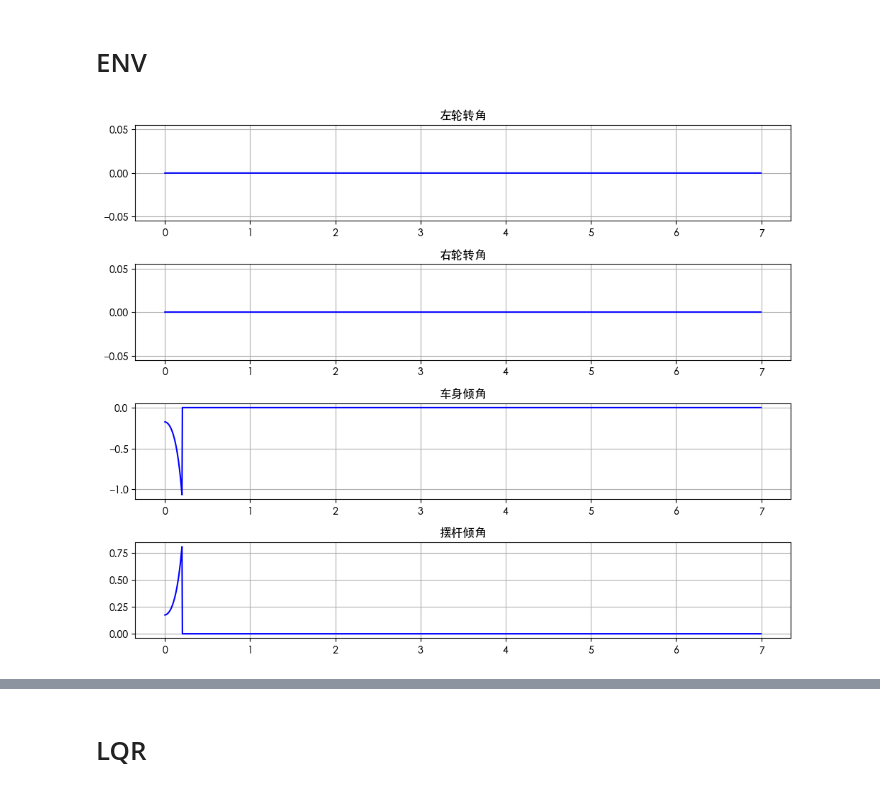
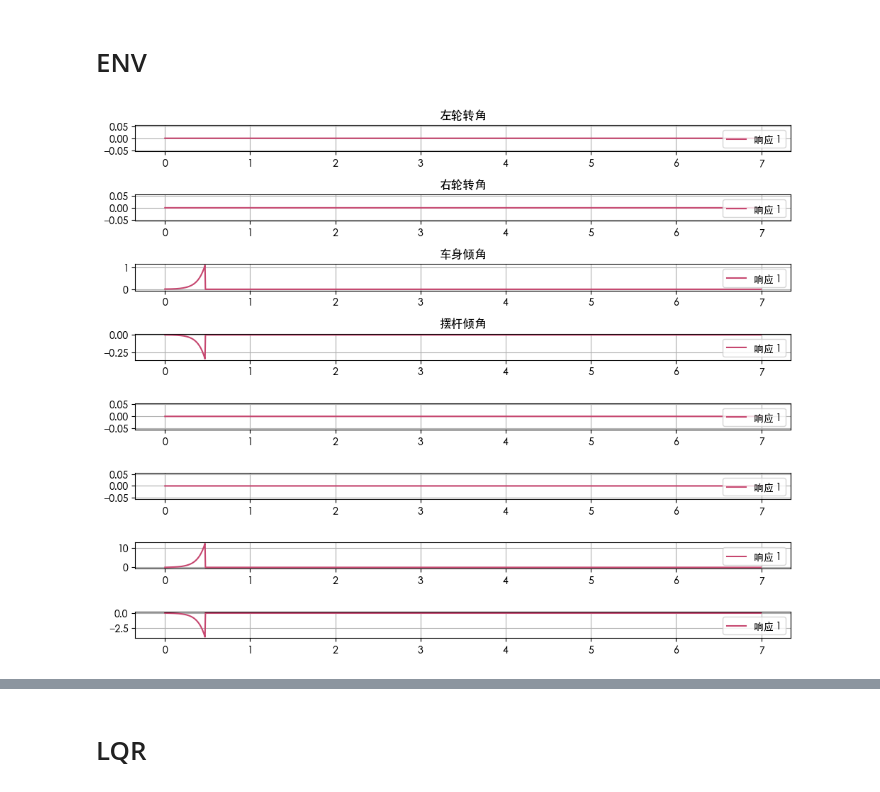
Before and after one commit to 3BPM/ReinforceLearningCartpolehw, a Jupyter notebook: test.ipynb, the cells around one changed output, grey strips where cells are left out. Cells and saved outputs as stored; diff of their text form; code cells hidden in the pictures.

```diff
--- a/test.ipynb
+++ b/test.ipynb
@@ -2,38 +2,40 @@
 #!pip install gymnasium control
 
 import matplotlib
+import numpy as np
+from envsim.config import Config
 matplotlib.rcParams['font.sans-serif'] = ['Heiti TC']
+x0=np.array(Config.initial_state)
 # %% [markdown]
 # ENV
 # %%
 import matplotlib.pyplot as plt
 import numpy as np
 from env import BalancingCartEnv
-from vis import plot_system_response
-
+from vis import plot_system_outputs
 # 创建环境
 env = BalancingCartEnv()
-obs, _ = env.reset(state=np.array([0, 0, -0.1745, 0.1745, 0, 0, 0, 0]))
+obs, _ = env.reset(state=x0)
 
 T = 7  # 仿真秒数
 Ts = env.Ts
 steps = int(T / Ts)
 
-states = np.zeros((steps, 8))
+y_agent = np.zeros((steps, 8))
 
 # 控制器（可以使用和前面一样的K，也可以先u=0模拟自由演化）
 # 先用零输入模拟自由演化
 K = np.zeros((2,8))  # 2x8的零矩阵替代之前的省略号
 #K=np.array([[ 8.12694565e+01 -1.00616419e+01 -5.49240612e+03  1.89217098e+04   1.00363262e+02  8.03757851e+00  4.47308441e+02  2.96277380e+03] \
 # [-1.00616419e+01  8.12694565e+01 -5.49240612e+03  1.89217098e+04   8.03757851e+00  1.00363262e+02  4.47308441e+02  2.96277380e+03]])
 K[:2, :2] = np.array([[80.0, -10.0], [-10.0, 80.0]])  # 对称耦合增益
 for i in range(steps):
     u = -K @ obs
     u=[0,0]
     obs, _, terminated, truncated, _ = env.step(u)
-    states[i, :] = obs
+    y_agent[i, :] = obs
     if terminated or truncated:
         break
-plot_system_response(states,np.arange(0,T,Ts))
+plot_system_outputs(y_agent,np.arange(0,T,Ts))
 # %% [output]
-[figure, old version]
+[figure, new version]
```
Also changed, not shown: parts of 8 cells of this notebook, 9 other files.
